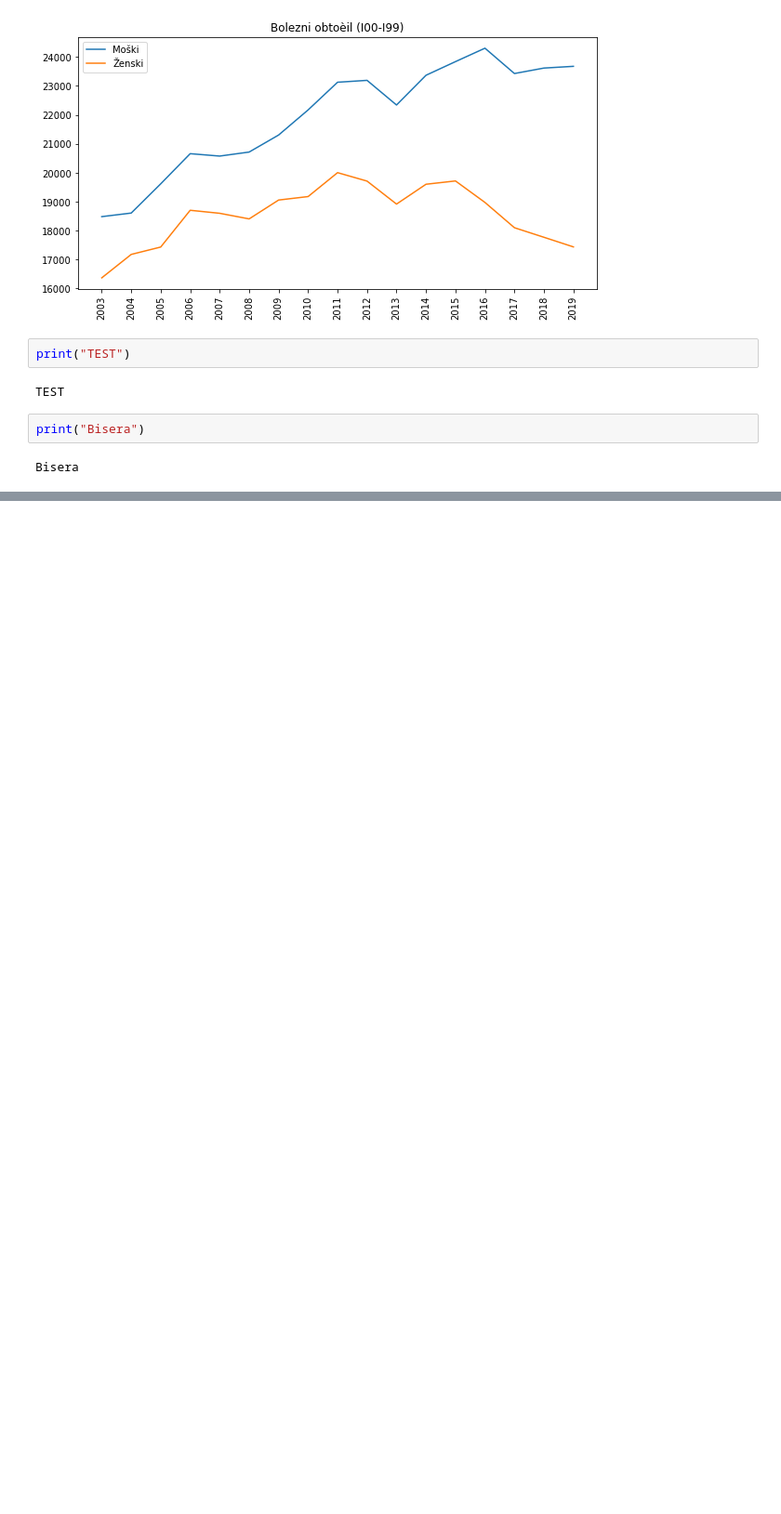
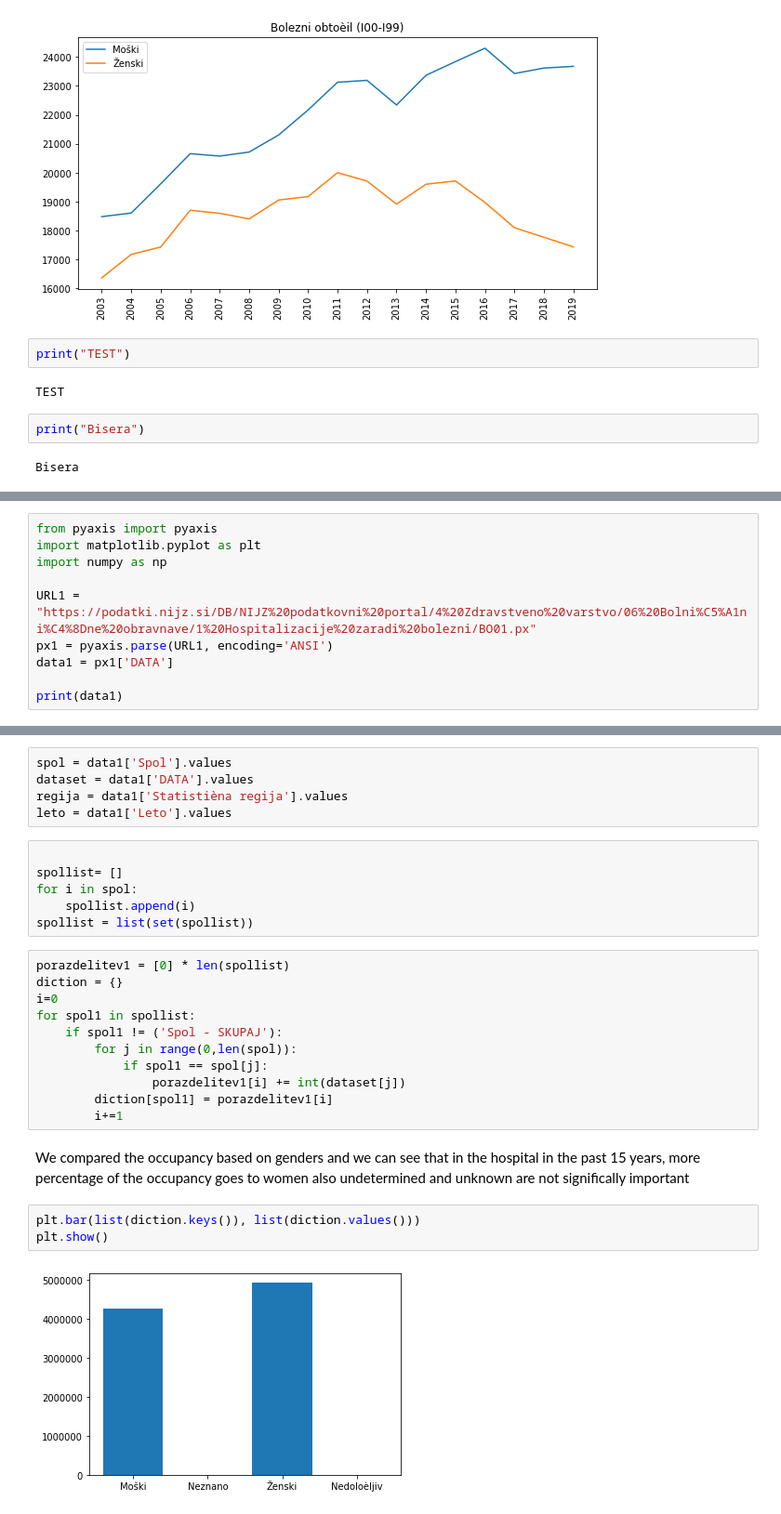
Before and after one commit to bisyee/PR21za-etnice-lanov, a Jupyter notebook: Project.ipynb, the cells around one changed output, grey strips where cells are left out. Shown at 93% size. Saved outputs shown, nothing was run; the diff lists cells and outputs as text; blank space fills up the shorter version.

```diff
--- a/Project.ipynb
+++ b/Project.ipynb
@@ -122,0 +127,10 @@ Bisera
+# %%
+from pyaxis import pyaxis
+import matplotlib.pyplot as plt
+import numpy as np
+
+URL1 = "https://podatki.nijz.si/DB/NIJZ%20podatkovni%20portal/4%20Zdravstveno%20varstvo/06%20Bolni%C5%A1ni%C4%8Dne%20obravnave/1%20Hospitalizacije%20zaradi%20bolezni/BO01.px"
+px1 = pyaxis.parse(URL1, encoding='ANSI')
+data1 = px1['DATA']
+
+print(data1)
@@ -122,0 +152,29 @@ Bisera
+# %%
+spol = data1['Spol'].values
+dataset = data1['DATA'].values
+regija = data1['Statistièna regija'].values
+leto = data1['Leto'].values
+# %%
+
+spollist= []
+for i in spol:
+    spollist.append(i)
+spollist = list(set(spollist))
+# %%
+porazdelitev1 = [0] * len(spollist)
+diction = {}
+i=0
+for spol1 in spollist:
+    if spol1 != ('Spol - SKUPAJ'):
+        for j in range(0,len(spol)):
+            if spol1 == spol[j]:
+                porazdelitev1[i] += int(dataset[j])
+        diction[spol1] = porazdelitev1[i]
+        i+=1
+# %% [markdown]
+We compared the occupancy based on genders and we can see that in the hospital in the past 15 years, more percentage of the occupancy goes to women also undetermined and unknown are not significally important
+# %%
+plt.bar(list(diction.keys()), list(diction.values()))
+plt.show()
+# %% [output]
+[figure, added]
```
Also changed, not shown: parts of 15 cells of this notebook.
